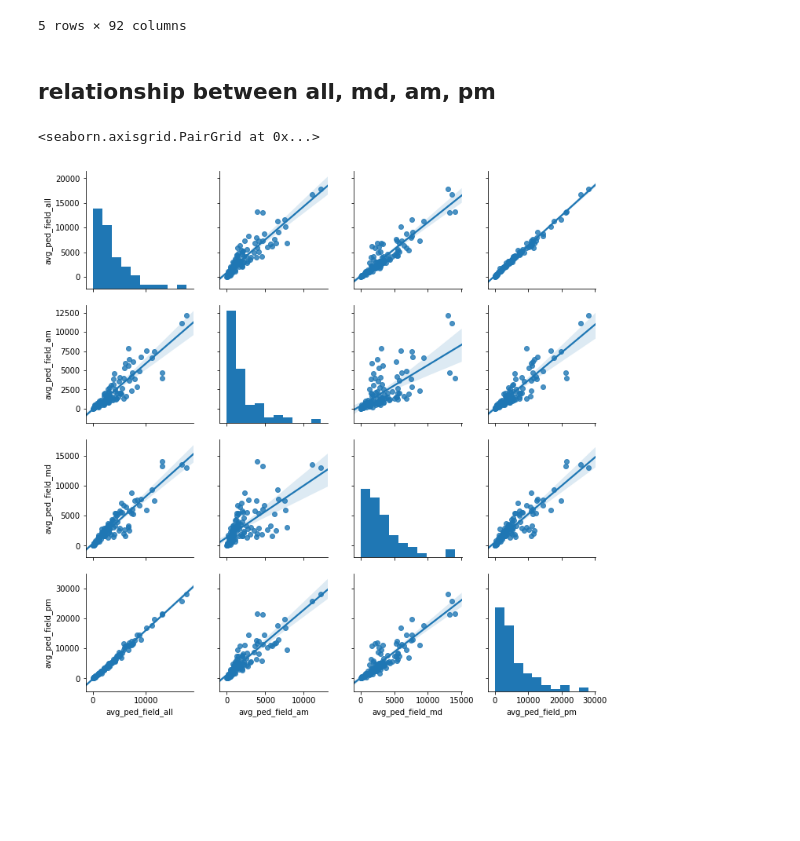
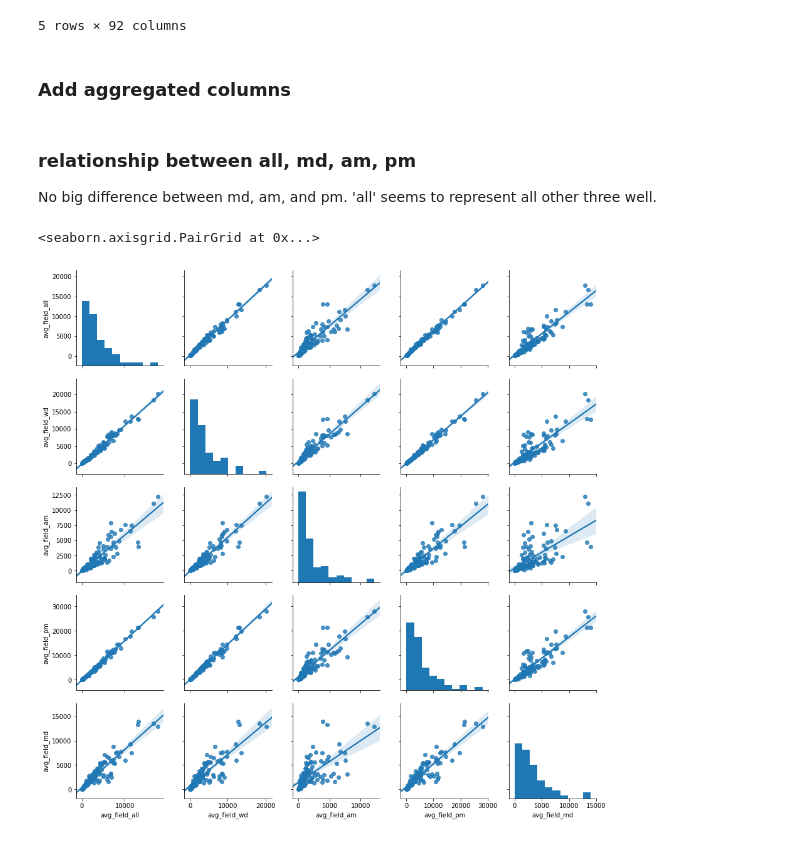
Before and after one commit to yonghah/nyc_ped_count_cnn, a Jupyter notebook: notebooks/03-Compare-two-datasets.ipynb, the cells around one changed output. Cells and saved outputs as stored; diff of their text form; code cells hidden in the pictures; blank space fills up the shorter version.

```diff
--- a/notebooks/03-Compare-two-datasets.ipynb
+++ b/notebooks/03-Compare-two-datasets.ipynb
@@ -14,18 +28,21 @@ df_field.head()
 | 3 | Bronx | Bainbridge Avenue | N | 4 | 764 | 5/10/2007 | 5/5/2007 | 1798 | 2673 | 2102 | ... |
 | 4 | Bronx | Prospect Avenue | N | 5 | 650 | 5/10/2007 | 5/5/2007 | 2334 | 2538 | 553 | ... |
 5 rows × 92 columns
+# %% [markdown]
+### Add aggregated columns
 # %%
-df_field['avg_ped_field_all'] = df_field.filter(regex='_am|_md|_pm').mean(axis=1)
-df_field['avg_ped_field_md'] = df_field.filter(regex='_md').mean(axis=1)
-df_field['avg_ped_field_am'] = df_field.filter(regex='_am').mean(axis=1)
-df_field['avg_ped_field_pm'] = df_field.filter(regex='_pm').mean(axis=1)
+df_field['avg_field_all'] = df_field.filter(regex='_am|_md|_pm').mean(axis=1)
+df_field['avg_field_md'] = df_field.filter(regex='_md').mean(axis=1)
+df_field['avg_field_am'] = df_field.filter(regex='_am').mean(axis=1)
+df_field['avg_field_pm'] = df_field.filter(regex='_pm').mean(axis=1)
 # %% [markdown]
-## relationship between all, md, am, pm
+### relationship between all, md, am, pm
+No big difference between md, am, and pm. 'all' seems to represent all other three well.
 # %%
 sns.pairplot(
-    df_field[['avg_ped_field_all', 'avg_ped_field_am', 'avg_ped_field_md', 'avg_ped_field_pm']],
+    df_field[['avg_field_all', 'avg_field_wd', 'avg_field_am', 'avg_field_pm', 'avg_field_md']],
     kind='reg'
 )
 # %% [output]
 <seaborn.axisgrid.PairGrid at 0x...>
-[figure, old version]
+[figure, new version]
```
Also changed, not shown: parts of 12 cells of this notebook, 5 other files.
